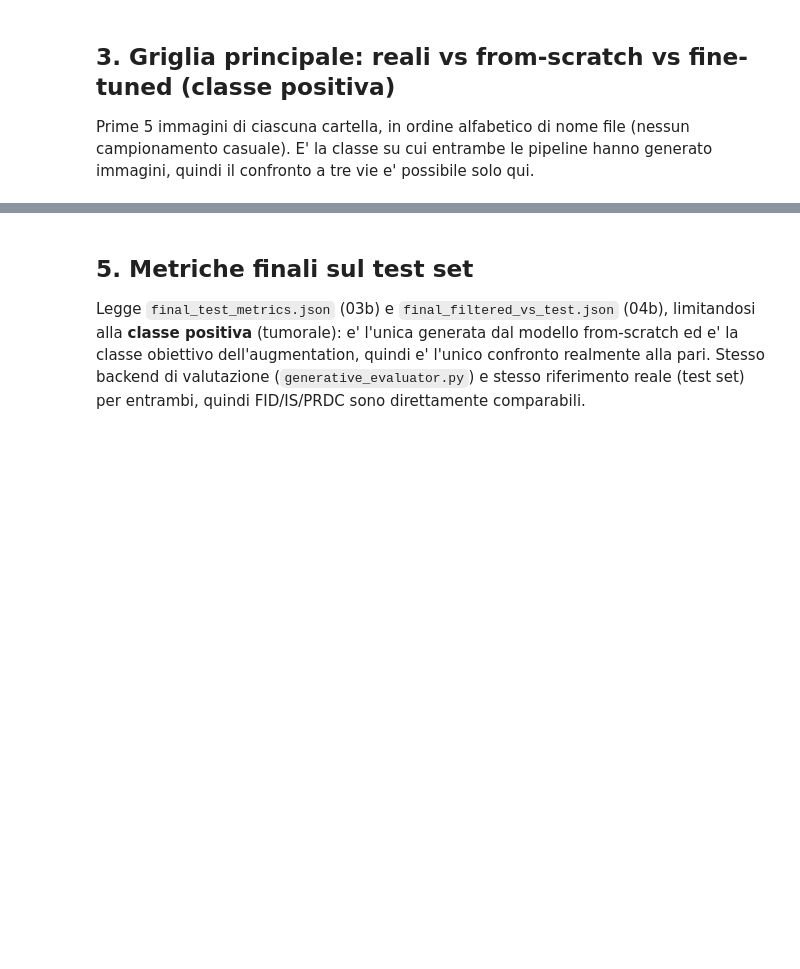
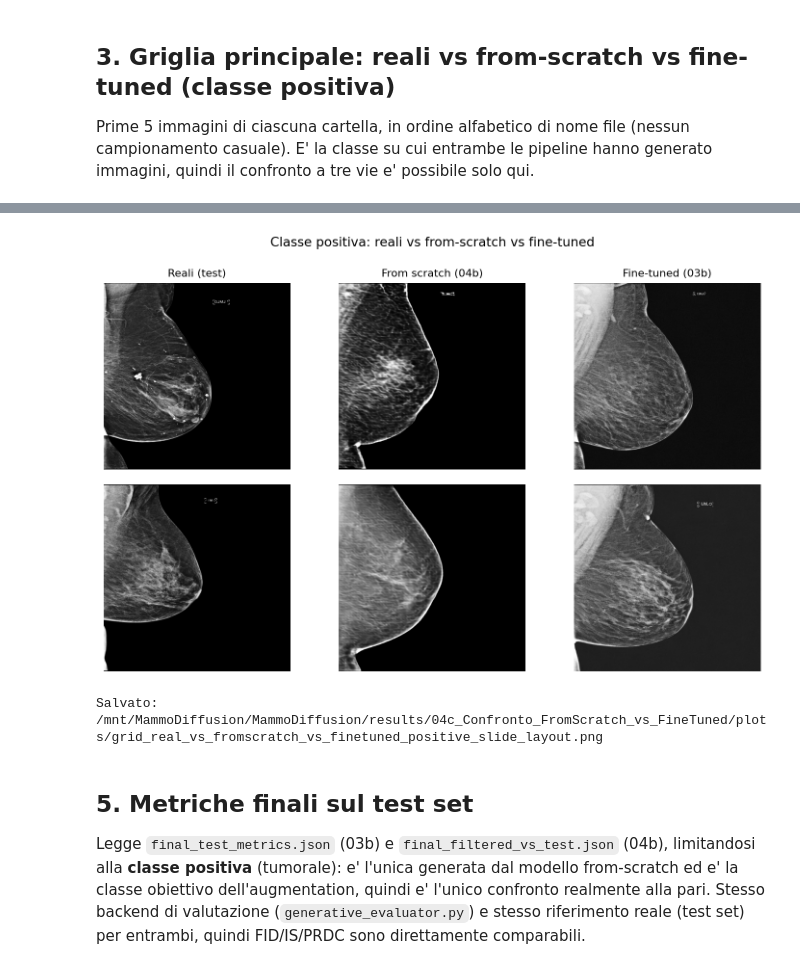
Before and after one commit to MarrasFederico/MammoDiffusion-v1.1, a Jupyter notebook: notebooks/04c_Confronto_FromScratch_vs_FineTuned.ipynb, the cells around one changed output, grey strips where cells are left out. Saved outputs shown, nothing was run; the diff lists cells and outputs as text; code cells hidden in the pictures; blank space fills up the shorter version.

```diff
--- a/notebooks/04c_Confronto_FromScratch_vs_FineTuned.ipynb
+++ b/notebooks/04c_Confronto_FromScratch_vs_FineTuned.ipynb
@@ -167,3 +191,35 @@ print("Salvato:", output_path)
+# %%
+SLIDE_IMAGE_SAMPLES = 2
+slide_image_groups = {
+    "Reali (test)": first_image_paths(REAL_DIRS["positive"], SLIDE_IMAGE_SAMPLES),
+    "From scratch (04b)": first_image_paths(FROMSCRATCH_DIRS["positive"], SLIDE_IMAGE_SAMPLES),
+    "Fine-tuned (03b)": first_image_paths(FINETUNED_DIRS["positive"], SLIDE_IMAGE_SAMPLES),
+}
+
+fig, axes = plt.subplots(SLIDE_IMAGE_SAMPLES, 3, figsize=(9.6, 6.0), dpi=160)
+fig.patch.set_facecolor("white")
+for col, (group_name, paths) in enumerate(slide_image_groups.items()):
+    for row in range(SLIDE_IMAGE_SAMPLES):
+        ax = axes[row, col]
+        if row < len(paths):
+            with PILImage.open(paths[row]) as image:
+                ax.imshow(np.asarray(image.convert("L")), cmap="gray", vmin=0, vmax=255)
+        ax.set_xticks([])
+        ax.set_yticks([])
+        for spine in ax.spines.values():
+            spine.set_visible(False)
+    axes[0, col].set_title(group_name, fontsize=10, pad=6)
+
+fig.suptitle("Classe positiva: reali vs from-scratch vs fine-tuned", fontsize=12, y=0.98)
+fig.subplots_adjust(left=0.04, right=0.96, bottom=0.04, top=0.88, wspace=0.12, hspace=0.08)
+output_path = RESULTS_PLOTS_DIR / "grid_real_vs_fromscratch_vs_finetuned_positive_slide_layout.png"
+fig.savefig(output_path, dpi=160, bbox_inches="tight", facecolor="white")
+plt.show()
+plt.close(fig)
+print("Salvato:", output_path)
+# %% [output]
+[figure, added]
+Salvato: /mnt/MammoDiffusion/MammoDiffusion/results/04c_Confronto_FromScratch_vs_FineTuned/plots/grid_real_vs_fromscratch_vs_finetuned_positive_slide_layout.png
 # %% [markdown]
 ## 5. Metriche finali sul test set
 
```
Also changed, not shown: parts of 8 cells of this notebook.
